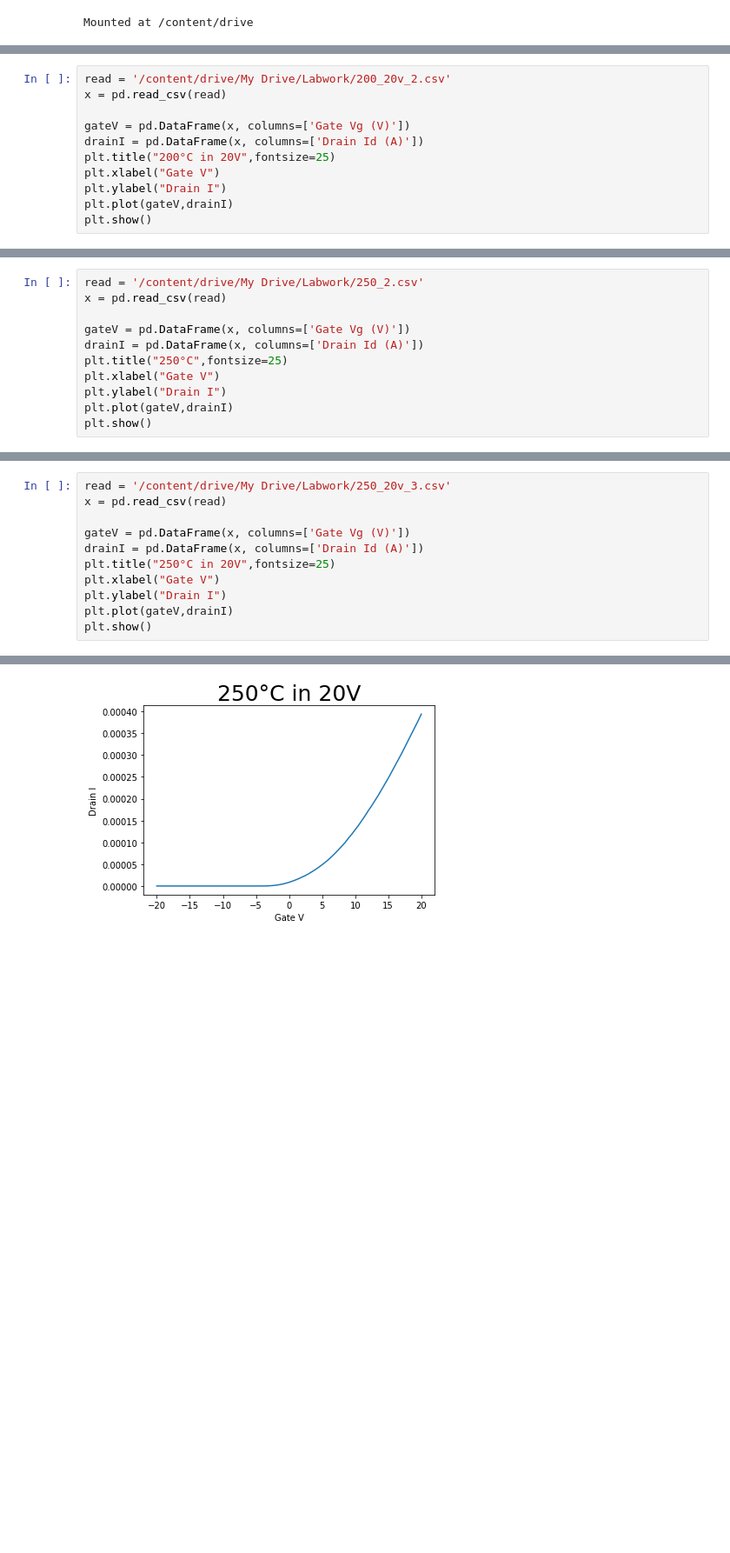
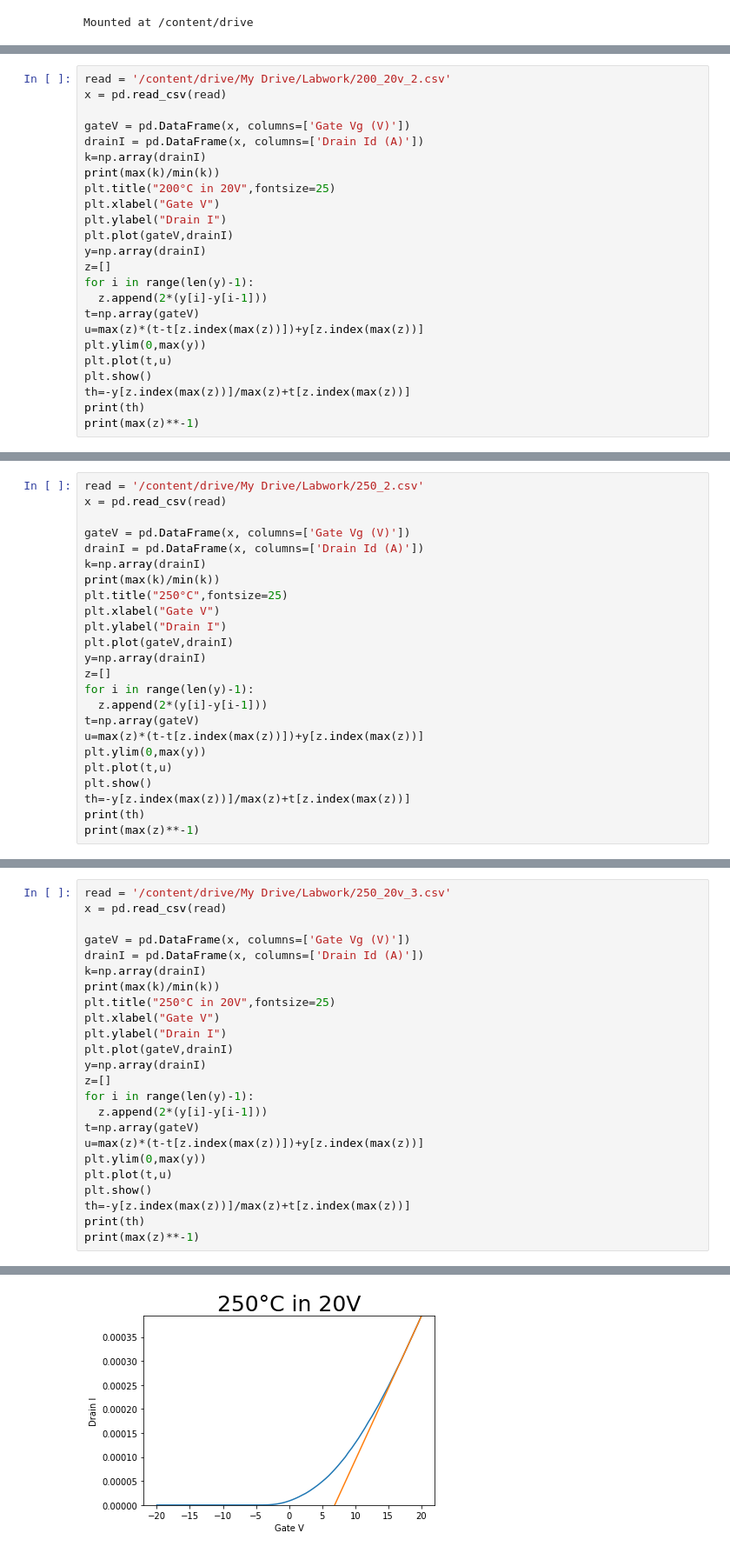
Before and after one commit to junsusong98/TFT_IV_Parameters, a Jupyter notebook: ITZO_TFT.ipynb, the cells around one changed output, grey strips where cells are left out. Shown at 87% size. Drawn from its saved outputs; the diff is of its cells as text; blank space fills up the shorter version.

```diff
--- a/ITZO_TFT.ipynb
+++ b/ITZO_TFT.ipynb
@@ -132,9 +167,22 @@ x = pd.read_csv(read)
 
 gateV = pd.DataFrame(x, columns=['Gate Vg (V)'])
 drainI = pd.DataFrame(x, columns=['Drain Id (A)'])
+k=np.array(drainI)
+print(max(k)/min(k))
 plt.title("200°C in 20V",fontsize=25)
 plt.xlabel("Gate V")
 plt.ylabel("Drain I")
 plt.plot(gateV,drainI)
+y=np.array(drainI)
+z=[]
+for i in range(len(y)-1):
+  z.append(2*(y[i]-y[i-1]))
+t=np.array(gateV)
+u=max(z)*(t-t[z.index(max(z))])+y[z.index(max(z))]
+plt.ylim(0,max(y))
+plt.plot(t,u)
 plt.show()
+th=-y[z.index(max(z))]/max(z)+t[z.index(max(z))]
+print(th)
+print(max(z)**-1)
 # %% [output]
@@ -184,9 +235,22 @@ x = pd.read_csv(read)
 
 gateV = pd.DataFrame(x, columns=['Gate Vg (V)'])
 drainI = pd.DataFrame(x, columns=['Drain Id (A)'])
+k=np.array(drainI)
+print(max(k)/min(k))
 plt.title("250°C",fontsize=25)
 plt.xlabel("Gate V")
 plt.ylabel("Drain I")
 plt.plot(gateV,drainI)
+y=np.array(drainI)
+z=[]
+for i in range(len(y)-1):
+  z.append(2*(y[i]-y[i-1]))
+t=np.array(gateV)
+u=max(z)*(t-t[z.index(max(z))])+y[z.index(max(z))]
+plt.ylim(0,max(y))
+plt.plot(t,u)
 plt.show()
+th=-y[z.index(max(z))]/max(z)+t[z.index(max(z))]
+print(th)
+print(max(z)**-1)
 # %% [output]
@@ -223,9 +290,22 @@ x = pd.read_csv(read)
 
 gateV = pd.DataFrame(x, columns=['Gate Vg (V)'])
 drainI = pd.DataFrame(x, columns=['Drain Id (A)'])
+k=np.array(drainI)
+print(max(k)/min(k))
 plt.title("250°C in 20V",fontsize=25)
 plt.xlabel("Gate V")
 plt.ylabel("Drain I")
 plt.plot(gateV,drainI)
+y=np.array(drainI)
+z=[]
+for i in range(len(y)-1):
+  z.append(2*(y[i]-y[i-1]))
+t=np.array(gateV)
+u=max(z)*(t-t[z.index(max(z))])+y[z.index(max(z))]
+plt.ylim(0,max(y))
+plt.plot(t,u)
 plt.show()
+th=-y[z.index(max(z))]/max(z)+t[z.index(max(z))]
+print(th)
+print(max(z)**-1)
 # %% [output]
@@ -232 +313 @@ plt.show()
-[figure, old version]
+[figure, new version]
```
Also changed, not shown: parts of 10 cells of this notebook.
